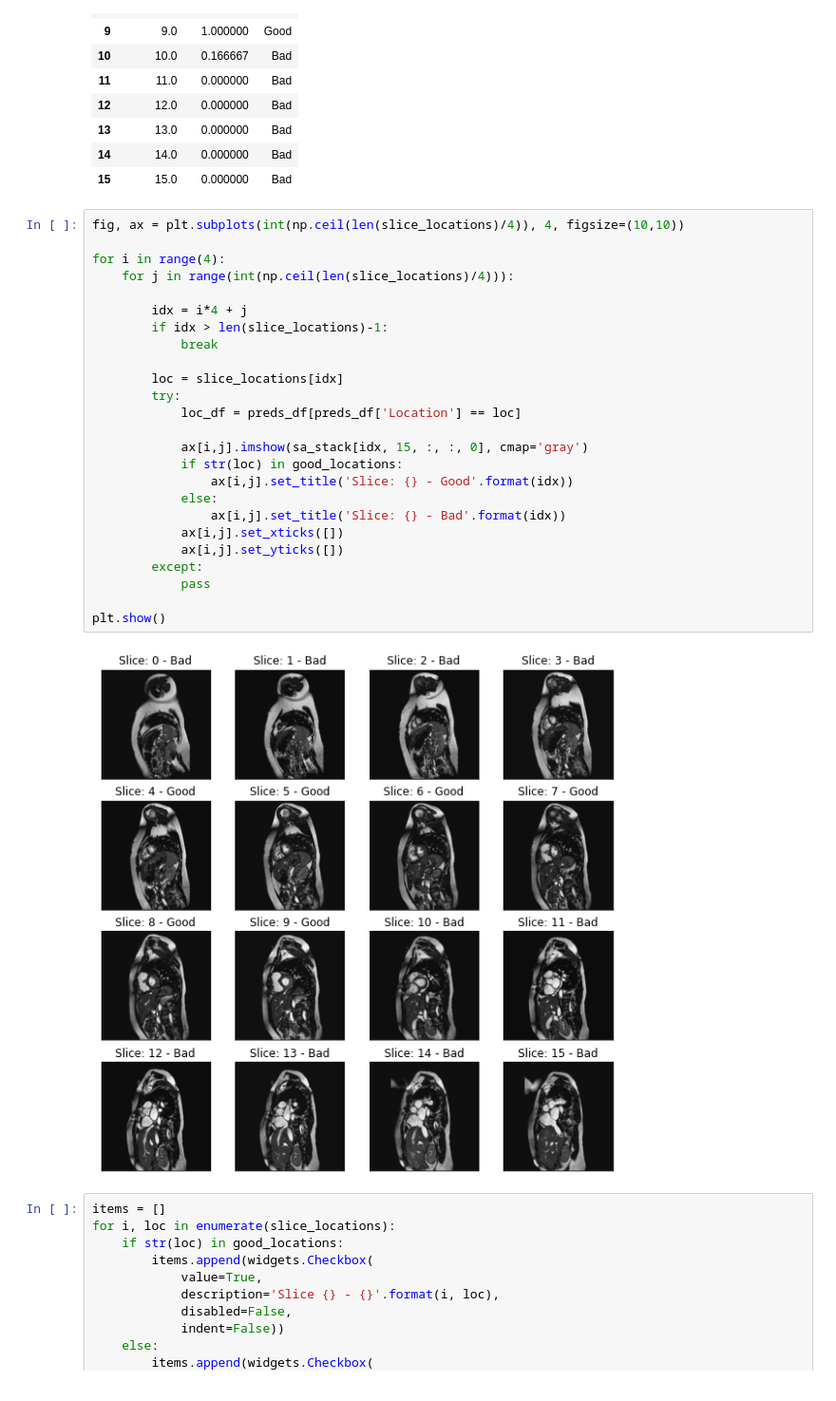
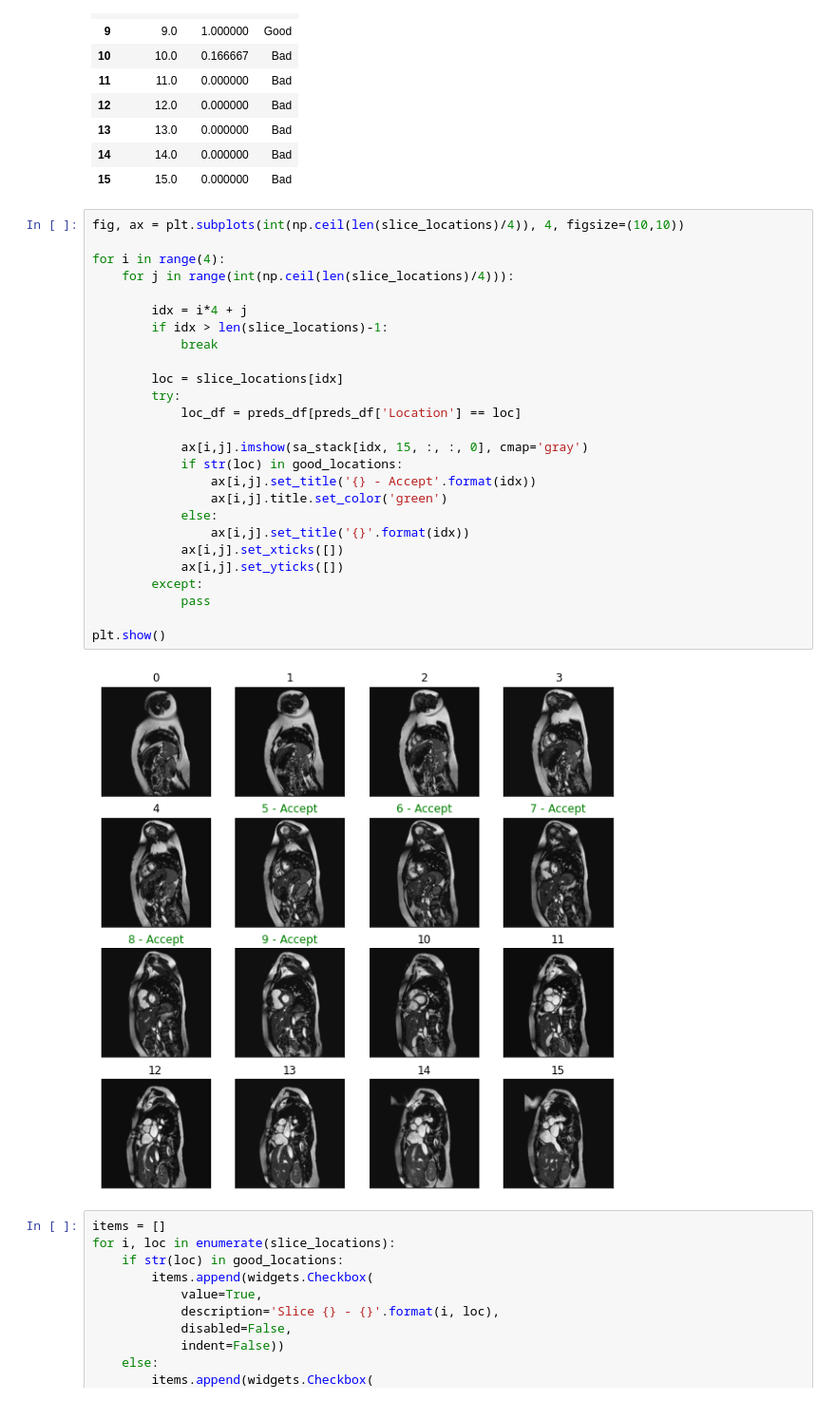
Before and after one commit to btcrabb/CAP-Automated-Pipeline, a Jupyter notebook: notebooks/1.1-BTC-FullAutoCAP.ipynb, the cells around one changed output. Shown at 95% size. Saved outputs shown, nothing was run; the diff lists cells and outputs as text.

```diff
--- a/notebooks/1.1-BTC-FullAutoCAP.ipynb
+++ b/notebooks/1.1-BTC-FullAutoCAP.ipynb
@@ -309,30 +309,31 @@ pd.DataFrame(report, columns=['Slice Loc.', 'Pred Value', 'Label'])
 # %%
 fig, ax = plt.subplots(int(np.ceil(len(slice_locations)/4)), 4, figsize=(10,10))
 
 for i in range(4):
     for j in range(int(np.ceil(len(slice_locations)/4))):
 
         idx = i*4 + j
         if idx > len(slice_locations)-1:
             break
 
         loc = slice_locations[idx]
         try:
             loc_df = preds_df[preds_df['Location'] == loc]
 
             ax[i,j].imshow(sa_stack[idx, 15, :, :, 0], cmap='gray')
             if str(loc) in good_locations:
-                ax[i,j].set_title('Slice: {} - Good'.format(idx))
+                ax[i,j].set_title('{} - Accept'.format(idx))
+                ax[i,j].title.set_color('green')
             else:
-                ax[i,j].set_title('Slice: {} - Bad'.format(idx))
+                ax[i,j].set_title('{}'.format(idx))
             ax[i,j].set_xticks([])
             ax[i,j].set_yticks([])
         except:
             pass
 
 plt.show()
 # %% [output]
-[figure, old version]
+[figure, new version]
 # %%
 items = []
 for i, loc in enumerate(slice_locations):
```
Also changed, not shown: 21 other files.
